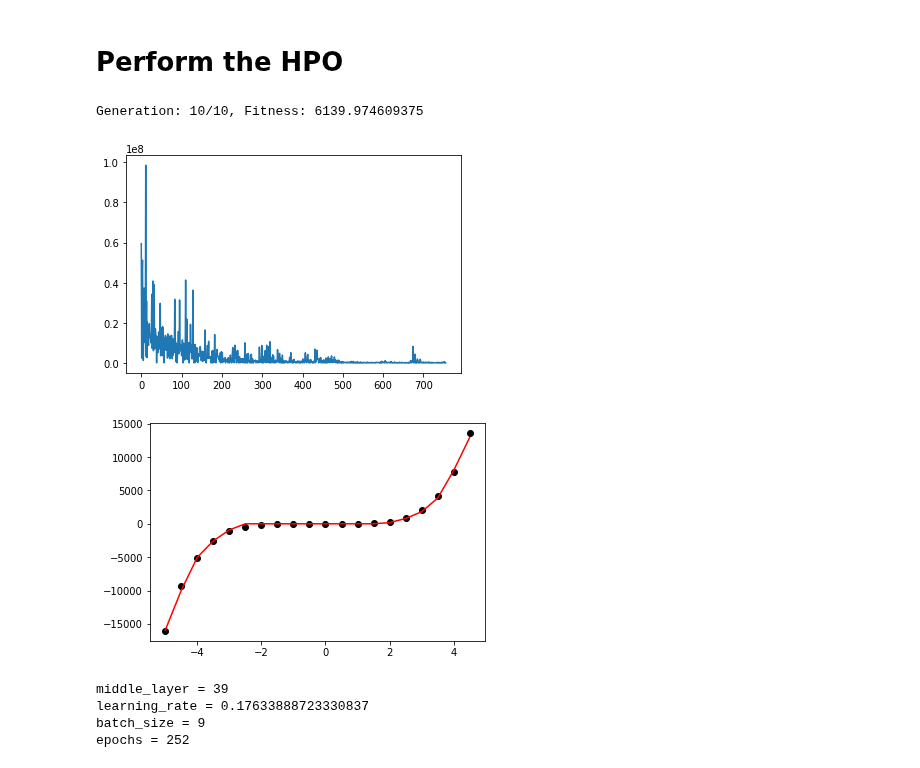
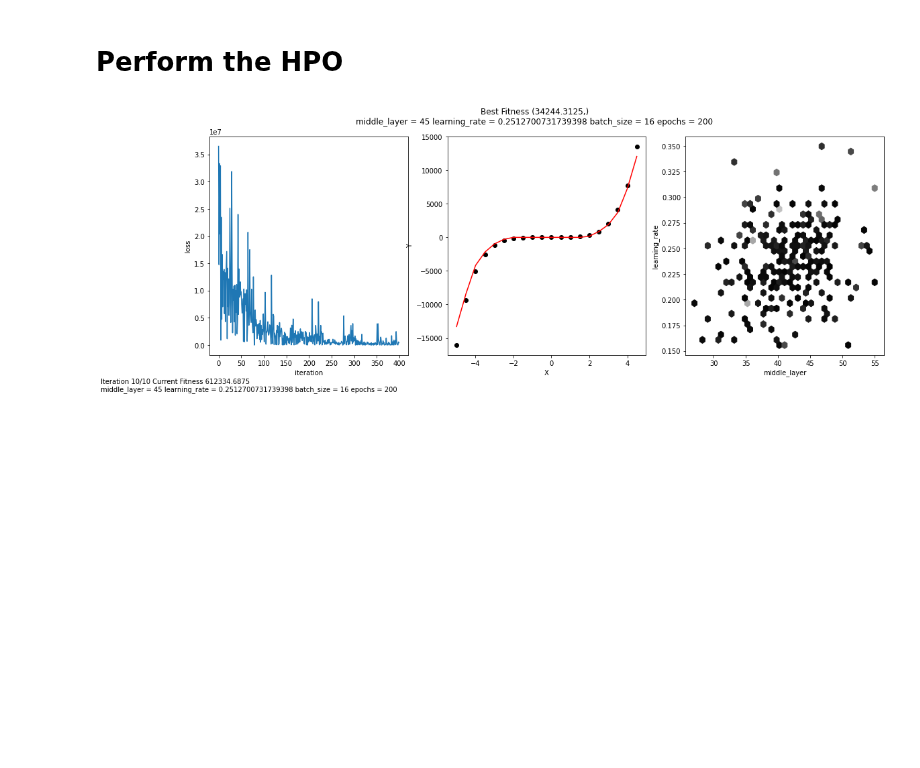
Before and after one commit to cxbxmxcx/Evolutionary-Deep-Learning, a Jupyter notebook: EDL_5_PSO_HPO.ipynb, the cells around one changed output. Saved outputs shown, nothing was run; the diff lists cells and outputs as text; code cells hidden in the pictures; blank space fills up the shorter version.

```diff
--- a/EDL_5_PSO_HPO.ipynb
+++ b/EDL_5_PSO_HPO.ipynb
@@ -105,16 +116,12 @@ def linespace_int(min,max):
 # %%
 #@title Instantiate the HPO
 hp = HyperparametersEC(
-  middle_layer = linespace_int(12, 64),
-  learning_rate = linespace(3.5e-03,3.5e-01),
-  batch_size = linespace_int(4, 16),
-  epochs = linespace_int(100,400)
+  middle_layer = linespace_int(8, 64),
+  learning_rate = linespace(3.5e-02,3.5e-01),
+  batch_size = static(16),
+  epochs = static(200)
 )
 
-cuda = True if torch.cuda.is_available() else False
-print("Using CUDA" if cuda else "Not using CUDA")
-Tensor = torch.cuda.FloatTensor if cuda else torch.Tensor
-
-ind = [-.5, .75, -.1, .8]
+ind = [-.5, -.3, -.1, .8]
 print(hp.next(ind))
 # %% [output]
@@ -231,47 +246,62 @@ toolbox.register("evaluate", evaluate)
 # %%
 random.seed(64)
 
-pop = toolbox.population(n=10)
+pop = toolbox.population(n=25)
 stats = tools.Statistics(lambda ind: ind.fitness.values)
 stats.register("avg", np.mean)
 stats.register("std", np.std)
 stats.register("min", np.min)
 stats.register("max", np.max)
 
 logbook = tools.Logbook()
 logbook.header = ["gen", "evals"] + stats.fields
 
 ITS = 10
 best = None
 best_part = None
+best_hp = None
+run_history = []
 
 for i in range(ITS):
   for part in pop:
     part.fitness.values = toolbox.evaluate(part)
+    hp_eval = hp.next(part)
+    run_history.append([part.fitness.values[0], *hp_eval.values()])
     if part.best is None or part.best.fitness < part.fitness:
       part.best = creator.Particle(part)
       part.best.fitness.values = part.fitness.values
     if best is None or best.fitness > part.fitness:
       best = creator.Particle(part)
       best.fitness.values = part.fitness.values
+      best_hp = hp.next(best)
   for part in pop:
     toolbox.update(part, best)
+
+  span, history, model, hp_out = train_function(hp.next(best))
+  y_ = model(torch.Tensor(Xi).type(Tensor))
+  fitness = loss_fn(y_, torch.Tensor(yi).type(Tensor)).data.item()
+  run_history.append([fitness,*hp_out.values()])
+
   clear_output()
-  span, history, model, hp_out = train_function(hp.next(best))
-  fitness = history[-1].item()
-  print(f"Iteration: {i+1}/{ITS}, Fitness: {fitness}")
-  plt.plot(history)
+  fig, (ax1, ax2, ax3) = plt.subplots(1, 3, figsize=(18,6))
+  fig.suptitle(f"Best Fitness {best.fitness} \n{best_hp}")
+  fig.text(0,0,f"Iteration {i+1}/{ITS} Current Fitness {fitness} \n{hp_out}")
+  ax1.plot(history)
+  ax1.set_xlabel("iteration")
+  ax1.set_ylabel("loss")
+
+  ax2.plot(Xi, yi, 'o', color='black')
+  ax2.plot(Xi,y_.detach().cpu().numpy(), 'r')
+  ax2.set_xlabel("X")
+  ax2.set_ylabel("Y")
+
+  rh = np.array(run_history)
+  hexbins = ax3.hexbin(rh[:, 1], rh[:, 2], C=rh[:, 0],
+                        bins=50, gridsize=25+i, cmap=cm.get_cmap('gray'))
+  ax3.set_xlabel("middle_layer")
+  ax3.set_ylabel("learning_rate")
+
   plt.show()
-  plt.plot(Xi, yi, 'o', color='black')
-  y_ = model(torch.Tensor(Xi).type(Tensor))
-  plt.plot(Xi,y_.detach().cpu().numpy(), 'r')
-  plt.show()
-  print(hp_out)
+  time.sleep(1)
 # %% [output]
-Generation: 10/10, Fitness: 6139.974609375
-[figure, old version]
+[figure, new version]
-[figure, removed]
-middle_layer = 39
-learning_rate = 0.17633888723330837
-batch_size = 9
-epochs = 252
```
Also changed, not shown: parts of 6 cells of this notebook.
